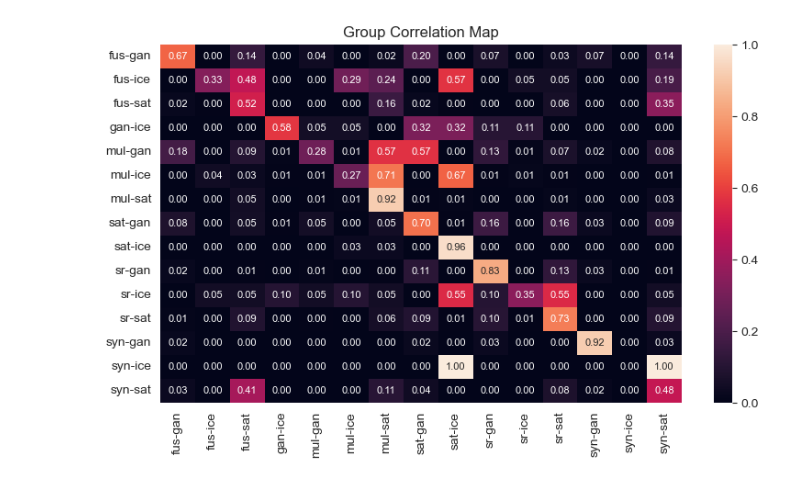
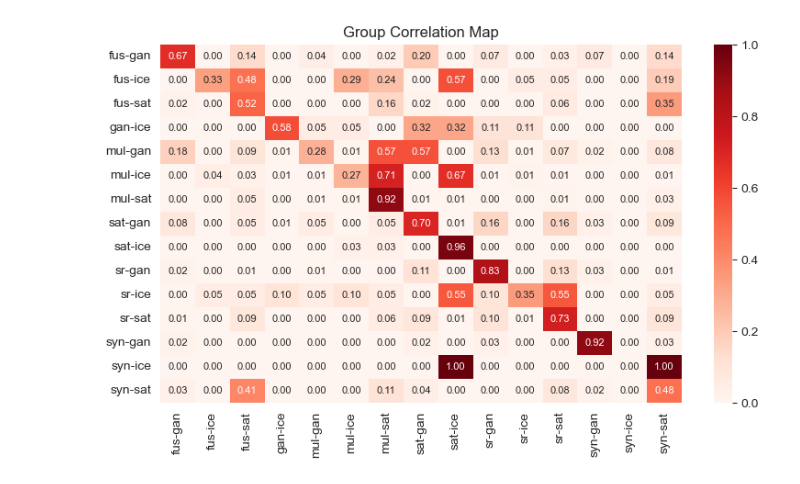
Before and after one commit to ucabcbo/literature_correlation, a Jupyter notebook: LitResearch.ipynb, the cells around one changed output. Cells and saved outputs as stored; diff of their text form; code cells hidden in the pictures.

```diff
--- a/LitResearch.ipynb
+++ b/LitResearch.ipynb
@@ -234,18 +236,18 @@ group_correlation.to_csv('group_correlation.csv')
 # %%
 # Plot group correlation matrix as heatmap
 
 fig, ax = plt.subplots(1, 1,
                        figsize=(8, 5))
 ax.set_title('Group Correlation Map')
-sns.heatmap(group_correlation.drop(['sum'],
-                                   axis=1),
+sns.heatmap(group_correlation.drop(['sum'], axis=1),
+            cmap='Reds',
             annot=True,
             fmt=".2f",
             annot_kws={'size': 8},
             ax=ax,
             vmin=0,
             vmax=1)
 fig.tight_layout()
 plt.show()
 # %% [output]
-[figure, old version]
+[figure, new version]
```
Also changed, not shown: parts of 4 cells of this notebook, 2 other files.
